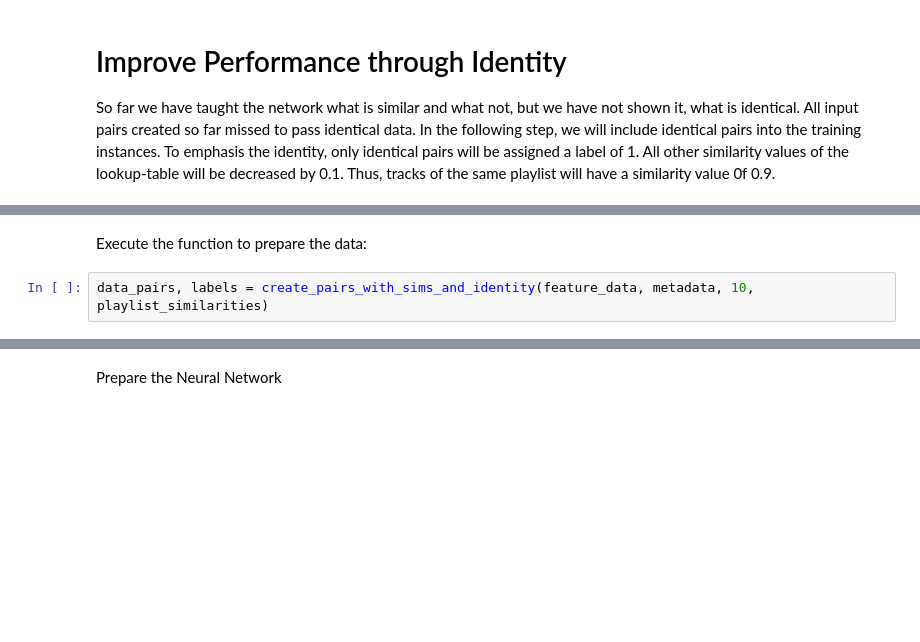
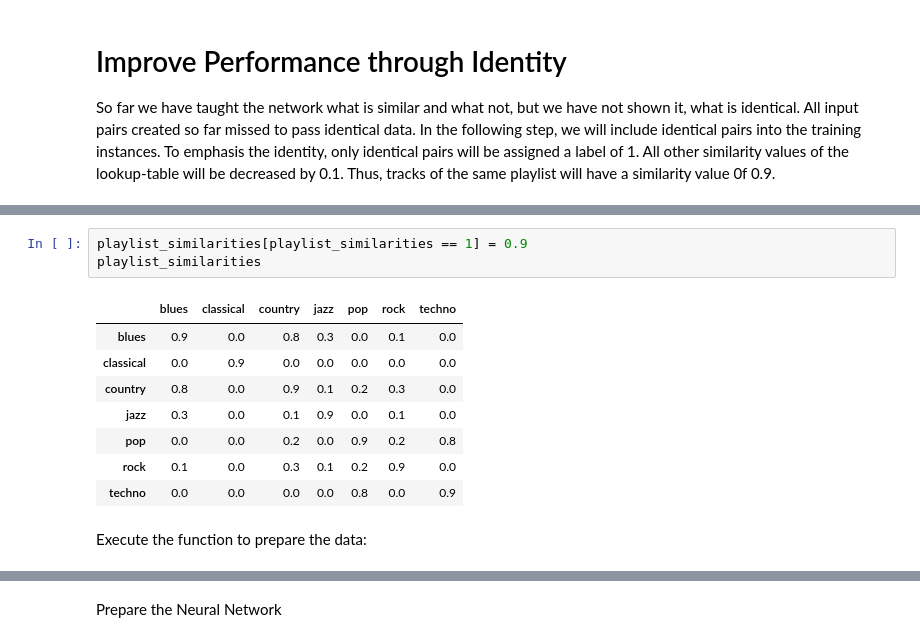
Before and after one commit to slychief/ismir2018_tutorial, a Jupyter notebook: Part 3b - Siamese Networks.ipynb, the cells around one changed output, grey strips where cells are left out. Drawn from its saved outputs; the diff is of its cells as text; blank space fills up the shorter version.

```diff
--- a/Part 3b - Siamese Networks.ipynb
+++ b/Part 3b - Siamese Networks.ipynb
@@ -590,4 +681,14 @@ def create_pairs_with_sims_and_identity(feature_data, metadata, num_pairs_per_tr
+# %%
+playlist_similarities[playlist_similarities == 1] = 0.9
+playlist_similarities
+# %% [output]
+|  | blues | classical | country | jazz | pop | rock | techno |
+| blues | 0.9 | 0.0 | 0.8 | 0.3 | 0.0 | 0.1 | 0.0 |
+| classical | 0.0 | 0.9 | 0.0 | 0.0 | 0.0 | 0.0 | 0.0 |
+| country | 0.8 | 0.0 | 0.9 | 0.1 | 0.2 | 0.3 | 0.0 |
+| jazz | 0.3 | 0.0 | 0.1 | 0.9 | 0.0 | 0.1 | 0.0 |
+| pop | 0.0 | 0.0 | 0.2 | 0.0 | 0.9 | 0.2 | 0.8 |
+| rock | 0.1 | 0.0 | 0.3 | 0.1 | 0.2 | 0.9 | 0.0 |
+| techno | 0.0 | 0.0 | 0.0 | 0.0 | 0.8 | 0.0 | 0.9 |
 # %% [markdown]
 Execute the function to prepare the data:
-# %%
-data_pairs, labels = create_pairs_with_sims_and_identity(feature_data, metadata, 10, playlist_similarities)
```
Also changed, not shown: parts of 78 cells of this notebook, 1 other file.
